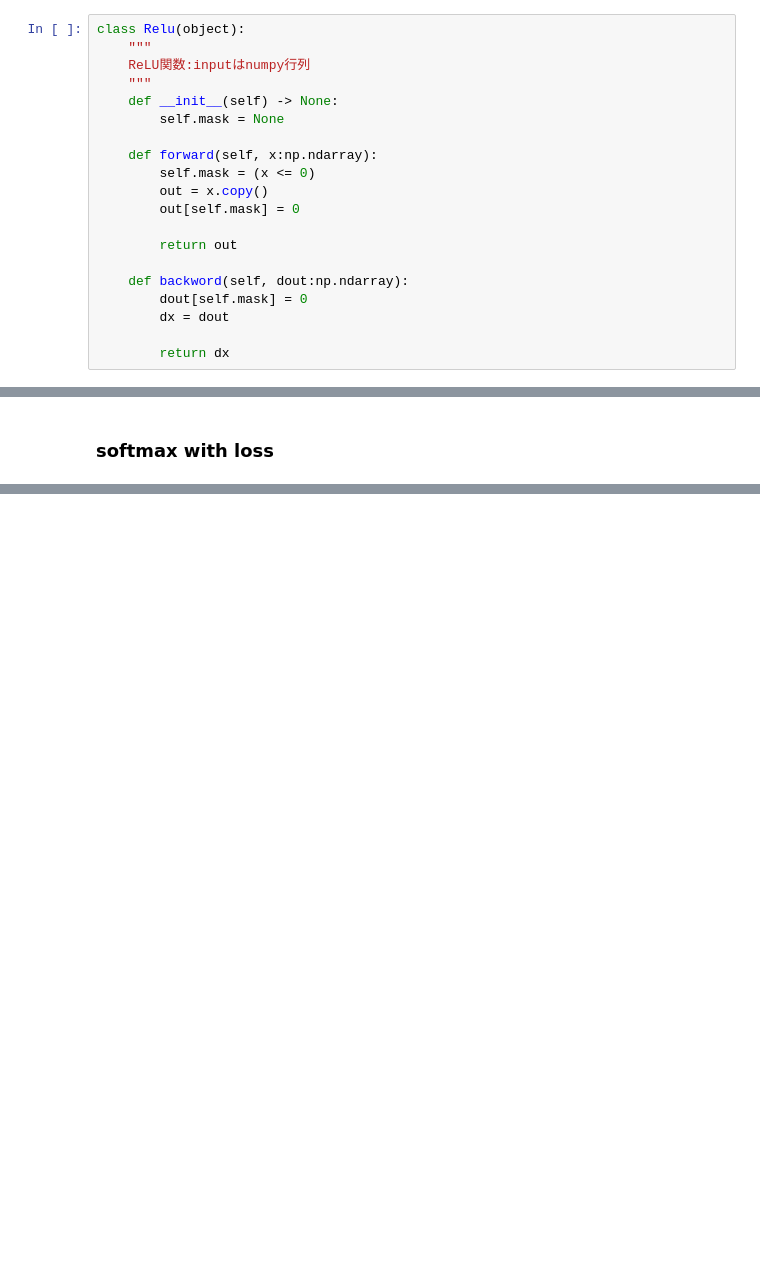
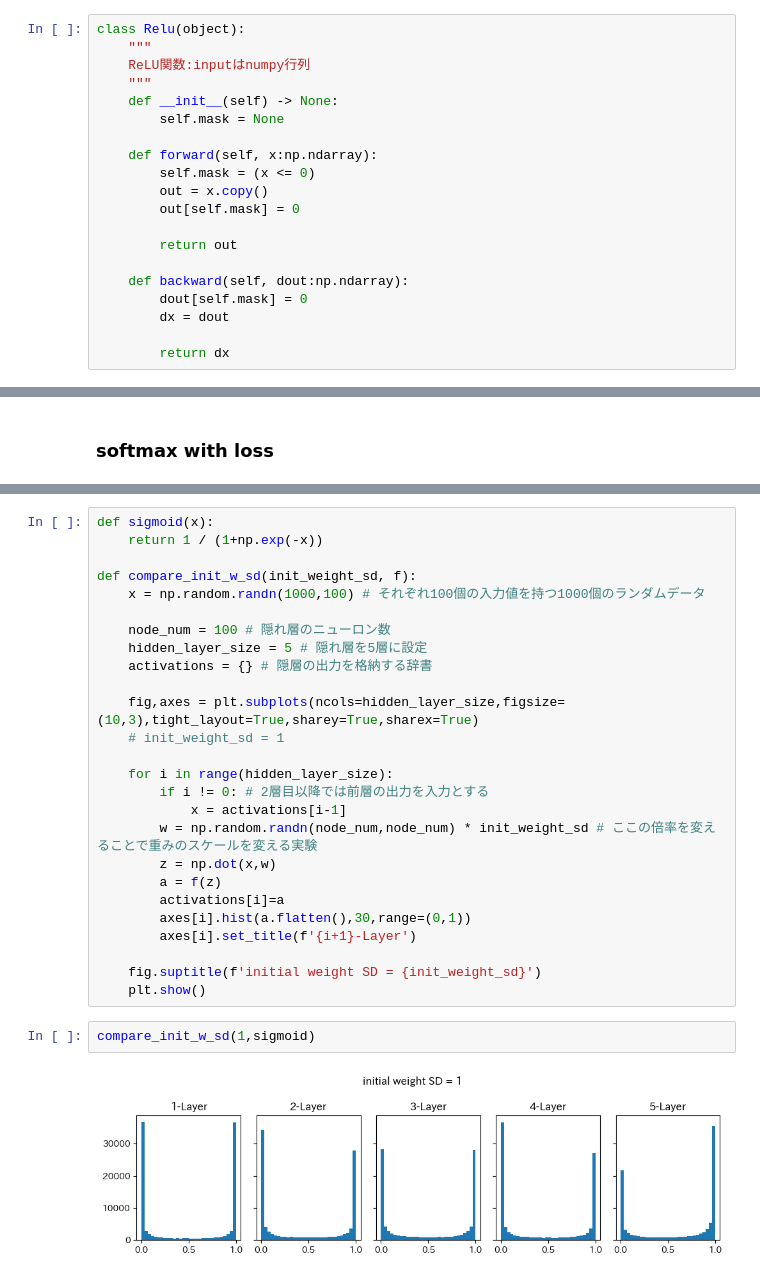
Before and after one commit to yutaro1127/zerotsuku, a Jupyter notebook: zerotsuku.ipynb, the cells around one changed output, grey strips where cells are left out. Saved outputs shown, nothing was run; the diff lists cells and outputs as text; blank space fills up the shorter version.

```diff
--- a/zerotsuku.ipynb
+++ b/zerotsuku.ipynb
@@ -1467,7 +1467,7 @@ class Relu(object):
 
         return out
 
-    def backword(self, dout:np.ndarray):
+    def backward(self, dout:np.ndarray):
         dout[self.mask] = 0
         dx = dout
 
@@ -1961,0 +2502,30 @@ class Affine(object):
+# %%
+def sigmoid(x):
+    return 1 / (1+np.exp(-x))
+
+def compare_init_w_sd(init_weight_sd, f):
+    x = np.random.randn(1000,100) # それぞれ100個の入力値を持つ1000個のランダムデータ
+
+    node_num = 100 # 隠れ層のニューロン数
+    hidden_layer_size = 5 # 隠れ層を5層に設定
+    activations = {} # 隠層の出力を格納する辞書
+
+    fig,axes = plt.subplots(ncols=hidden_layer_size,figsize=(10,3),tight_layout=True,sharey=True,sharex=True)
+    # init_weight_sd = 1
+
+    for i in range(hidden_layer_size):
+        if i != 0: # 2層目以降では前層の出力を入力とする
+            x = activations[i-1]
+        w = np.random.randn(node_num,node_num) * init_weight_sd # ここの倍率を変えることで重みのスケールを変える実験
+        z = np.dot(x,w)
+        a = f(z)
+        activations[i]=a
+        axes[i].hist(a.flatten(),30,range=(0,1))
+        axes[i].set_title(f'{i+1}-Layer')
+
+    fig.suptitle(f'initial weight SD = {init_weight_sd}')
+    plt.show()
+# %%
+compare_init_w_sd(1,sigmoid)
+# %% [output]
+[figure, added]
```
Also changed, not shown: parts of 32 cells of this notebook.
